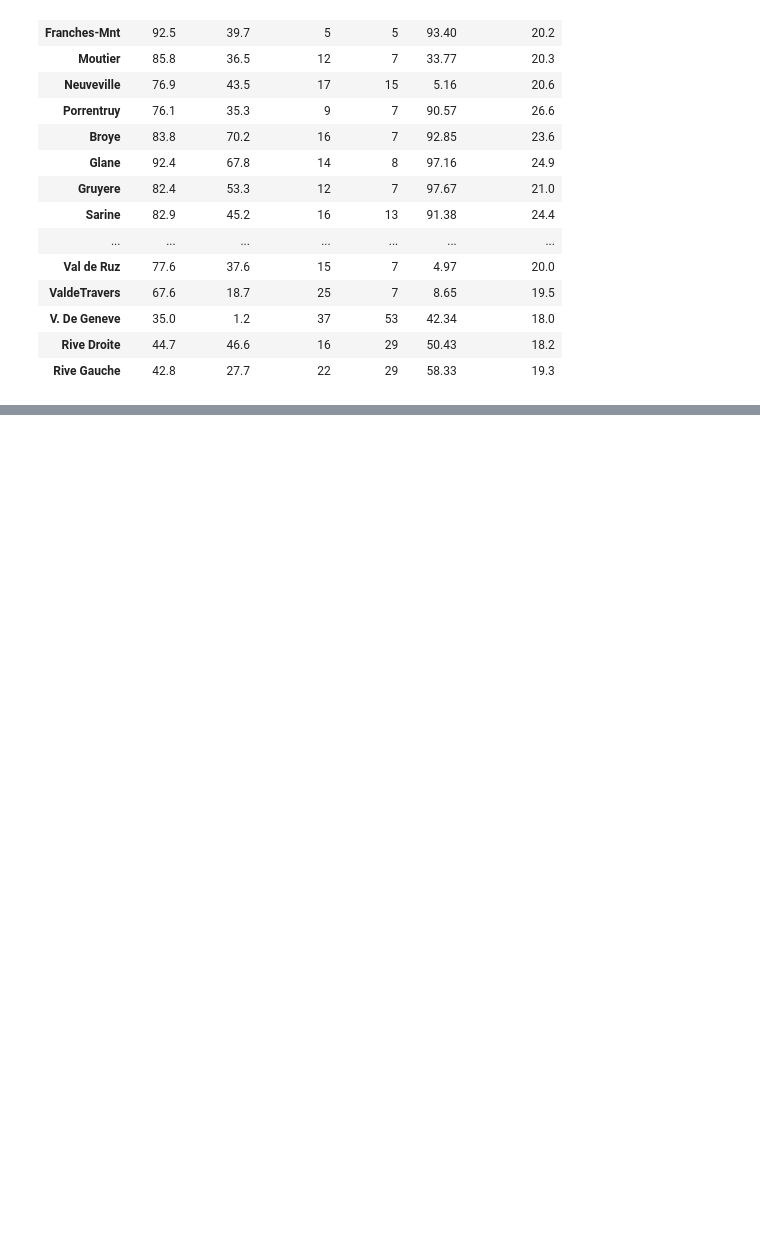
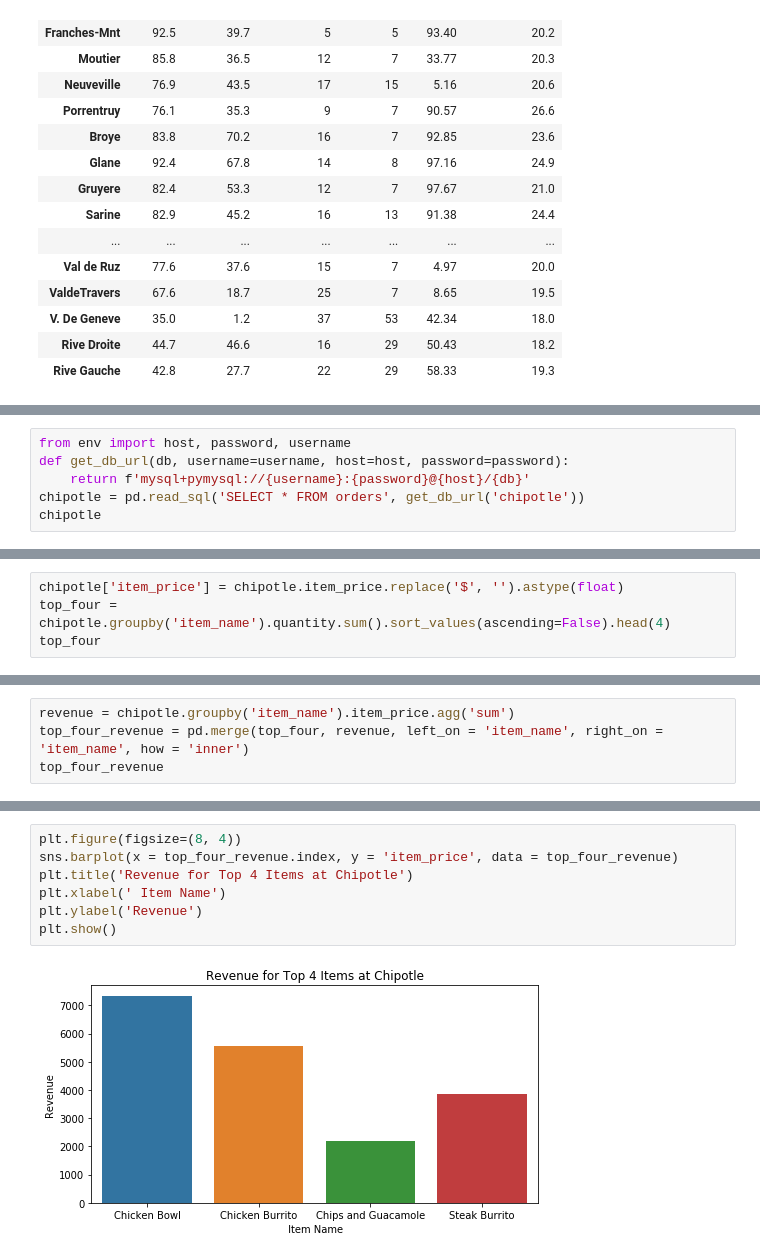
Before and after one commit to gilbert-noriega-ii/numpy-pandas-visualization-exercises, a Jupyter notebook: seaborn_exercises.ipynb, the cells around one changed output, grey strips where cells are left out. Saved outputs shown, nothing was run; the diff lists cells and outputs as text; blank space fills up the shorter version.

```diff
--- a/seaborn_exercises.ipynb
+++ b/seaborn_exercises.ipynb
@@ -159,0 +184,6 @@ plt.show()
+# %%
+from env import host, password, username
+def get_db_url(db, username=username, host=host, password=password):
+    return f'mysql+pymysql://{username}:{password}@{host}/{db}'
+chipotle = pd.read_sql('SELECT * FROM orders', get_db_url('chipotle'))
+chipotle
@@ -159,0 +204,4 @@ plt.show()
+# %%
+chipotle['item_price'] = chipotle.item_price.replace('$', '').astype(float)
+top_four = chipotle.groupby('item_name').quantity.sum().sort_values(ascending=False).head(4)
+top_four
@@ -159,0 +215,4 @@ plt.show()
+# %%
+revenue = chipotle.groupby('item_name').item_price.agg('sum')
+top_four_revenue = pd.merge(top_four, revenue, left_on = 'item_name', right_on = 'item_name', how = 'inner')
+top_four_revenue
@@ -159,0 +226,9 @@ plt.show()
+# %%
+plt.figure(figsize=(8, 4))
+sns.barplot(x = top_four_revenue.index, y = 'item_price', data = top_four_revenue)
+plt.title('Revenue for Top 4 Items at Chipotle')
+plt.xlabel(' Item Name')
+plt.ylabel('Revenue')
+plt.show()
+# %% [output]
+[figure, added]
```
Also changed, not shown: parts of 15 cells of this notebook.
